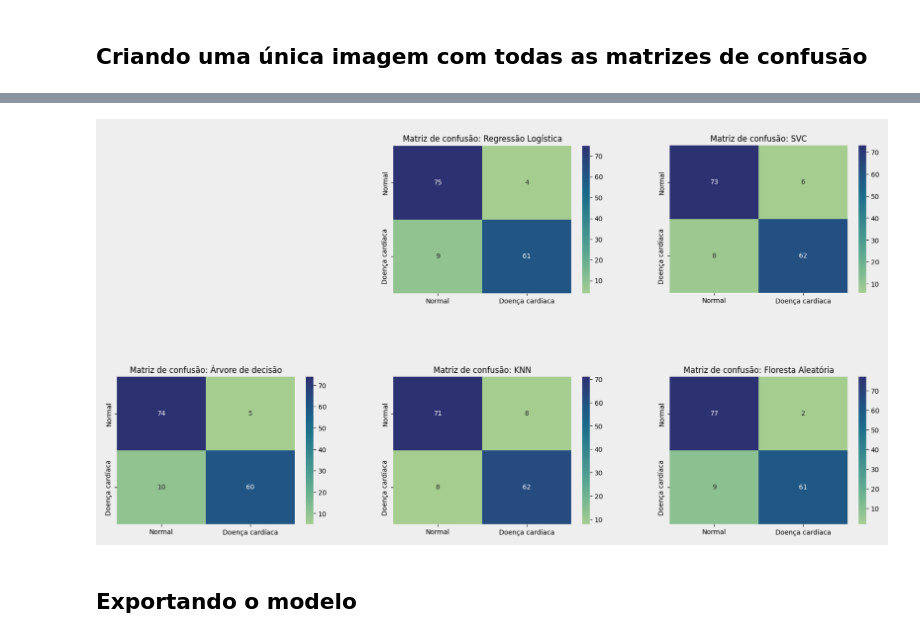
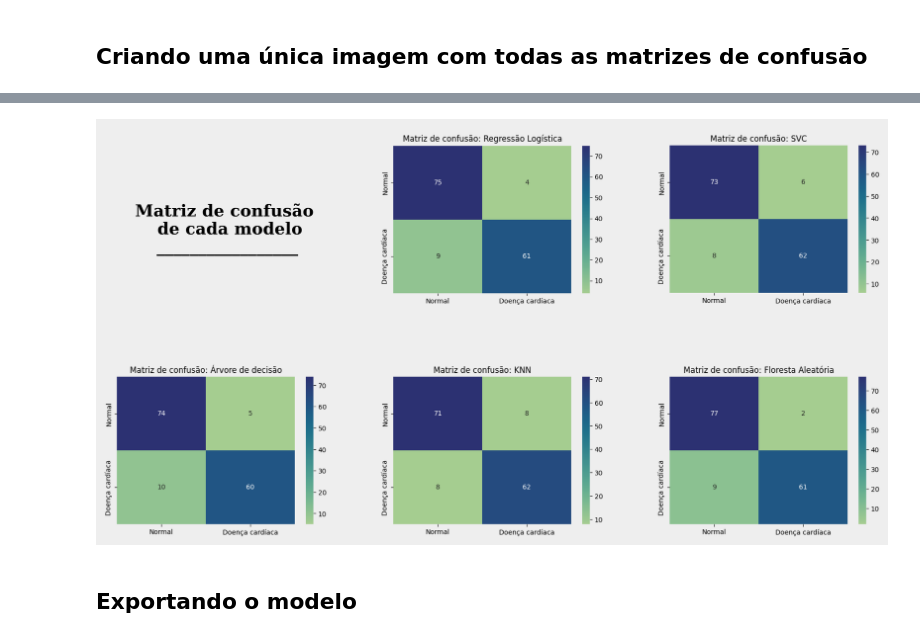
Before and after one commit to rafa-rm/TFG-Rafael, a Jupyter notebook: Analise_Exploratoria_TFG_rafael(1).ipynb, the cells around one changed output, grey strips where cells are left out. Drawn from its saved outputs; the diff is of its cells as text; code cells hidden in the pictures.

Commit message:
ajustes nas imagens

```diff
--- a/Analise_Exploratoria_TFG_rafael(1).ipynb
+++ b/Analise_Exploratoria_TFG_rafael(1).ipynb
@@ -811,45 +808,45 @@ A precisão, considerando as pessoas sem a doença e com doença cardíaca, resp
 from PIL import Image
 
 image_datas = []
 image_datas.append(Image.open("img/reg_log.png"))
 image_datas.append(Image.open("img/svc.png"))
 image_datas.append(Image.open("img/dt.png"))
 image_datas.append(Image.open("img/knn.png"))
 image_datas.append(Image.open("img/rand_forest.png"))
 
 
 fig = plt.figure(figsize=(22,12))
 grid_location = fig.add_gridspec(2,3)
 background_color = "#eeeeee"
 fig.patch.set_facecolor(background_color)
 
 ax = []
 
 for i in range(2):
     for j in range(3):
         ax.append(fig.add_subplot(grid_location[i,j]))
 
-ax[0].set_facecolor(background_color)
-ax[0].spines["bottom"].set_visible(False)
-ax[0].spines["left"].set_visible(False)
-ax[0].spines["top"].set_visible(False)
-ax[0].spines["right"].set_visible(False)
-ax[0].set_xticklabels([])
-ax[0].set_yticklabels([])
-ax[0].tick_params(left=False, bottom=False)
-
-for i in range(1,6):
+for i in range(6):
     ax[i].tick_params(left=False, bottom=False)
     ax[i].set_facecolor(background_color)
     ax[i].set_xticklabels([])
     ax[i].set_yticklabels([])
     ax[i].spines["bottom"].set_visible(False)
     ax[i].spines["left"].set_visible(False)
     ax[i].spines["top"].set_visible(False)
     ax[i].spines["right"].set_visible(False)
-    ax[i].imshow(image_datas[i-1])
+    if i == 0:
+        ax[i].text(0.55,0.45,
+         'Matriz de confusão \n de cada modelo\n_________________',
+         horizontalalignment='center',
+         verticalalignment='center',
+         fontsize=26, fontweight='bold',
+         fontfamily='serif',
+         color="#000000")
+    else:
+        ax[i].imshow(image_datas[i-1])
 # %% [output]
-[figure, old version]
+[figure, new version]
 # %% [markdown]
 ## Exportando o modelo
 # %%
```
Also changed, not shown: parts of 5 cells of this notebook, 1 other file.
